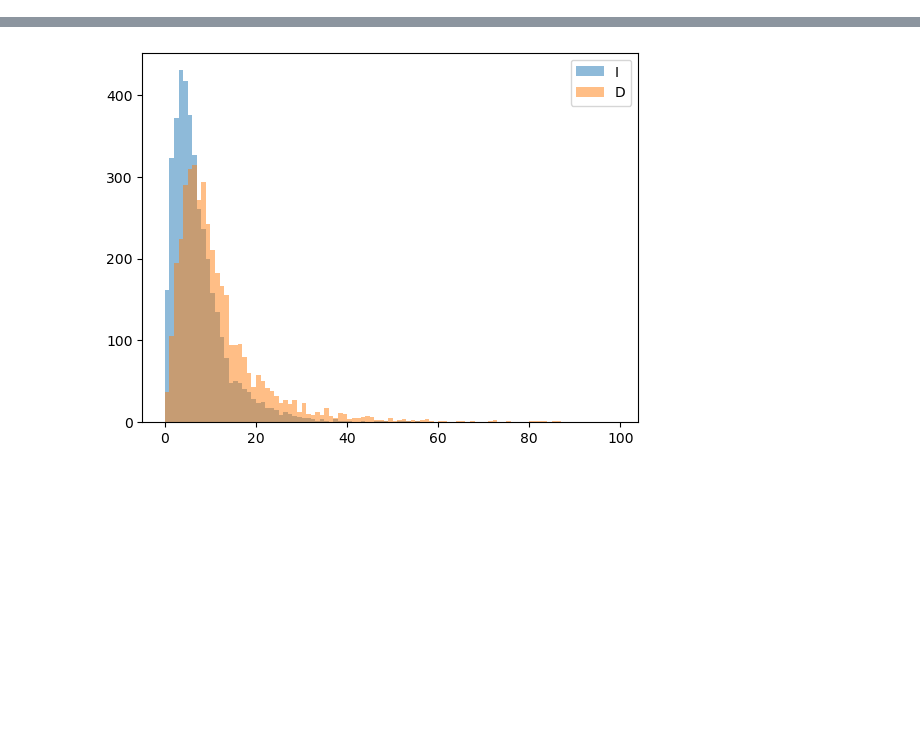
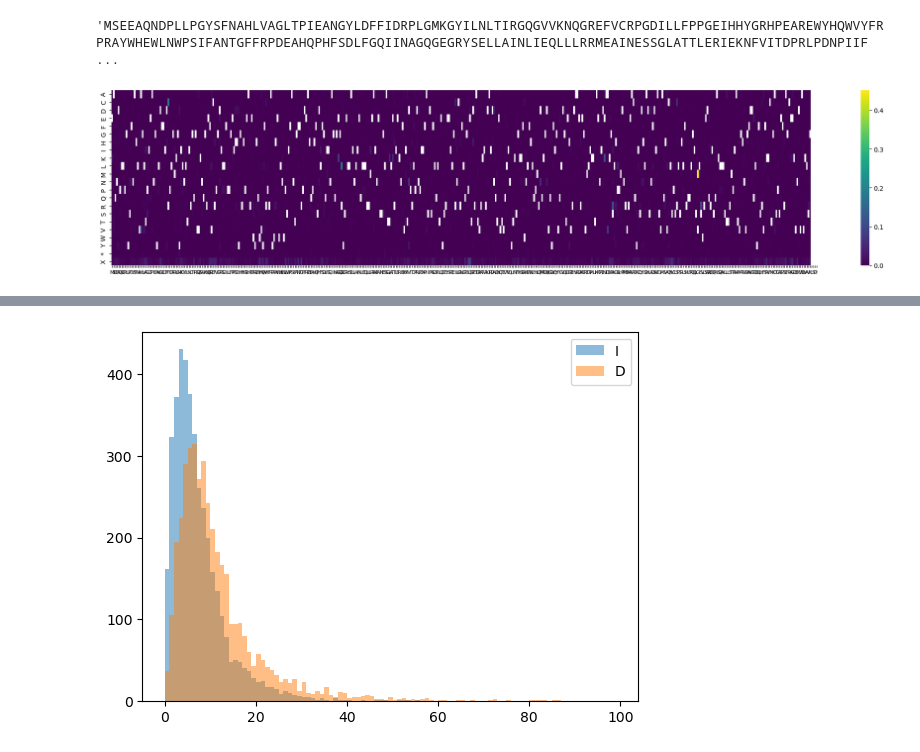
Before and after one commit to AliceHovsepyan/pogo_pance_draft, a Jupyter notebook: Nanopore_analysis.ipynb, the cells around one changed output, grey strips where cells are left out. Drawn from its saved outputs; the diff is of its cells as text; code cells hidden in the pictures; blank space fills up the shorter version.

```diff
--- a/Nanopore_analysis.ipynb
+++ b/Nanopore_analysis.ipynb
@@ -56,0 +111,34 @@ bamfile = pysam.AlignmentFile("/var/lib/minknow/data/basecalling/pass/barcode01/
+# %%
+import pysam
+
+# Open the BAM file
+bamfile = pysam.AlignmentFile("/var/lib/minknow/data/basecalling/pass/alignment/barcode06/fastq_runid_872a0a6a817409ed94e65d3140d9e164320ed2be_0_0.bam", "r")
+
+# Prepare to store mutations by read
+read_mutations = {}
+excluded_reads = 0
+included_reads = 0
+
+
+# get_aligned_pairs(self, matches_only=False, with_seq=False, with_cigar=False)
+# a list of aligned read (query) and reference positions.
+# Each item in the returned list is a tuple consisting of the 0-based offset from the start of the read sequence followed by the 0-based reference position.
+# For inserts, deletions, skipping either query or reference position may be None.
+# For padding in the reference, the reference position will always be None.
+
+# Iterate over reads in the SAM file
+all_references = []
+for read in bamfile.fetch():
+    alignment_start = read.reference_start
+    seq = read.query_sequence
+    refined_seq = ""
+    for cigar_tuple in read.get_aligned_pairs(with_seq=True, with_cigar=True):
+        if cigar_tuple[-1].value == 0: ## MATCH
+            refined_seq += seq[cigar_tuple[0]]
+        elif cigar_tuple[-1].value == 2: ## DELETION
+            refined_seq += "-"
+
+    if alignment_start <10:
+        cut_start = 9-alignment_start
+        refined_seq = refined_seq[cut_start:]
+        all_references.append(refined_seq)
@@ -56,0 +213,3 @@ bamfile = pysam.AlignmentFile("/var/lib/minknow/data/basecalling/pass/barcode01/
+# %%
+data_type = "AA"
+all_variants, enrichment_counts,enrichment_relative, indels_freq = characterize_DMS_blast_alignment(aligned_reads = all_references, ref = ref[9:], data_type = "AA")
@@ -56,0 +240,11 @@ bamfile = pysam.AlignmentFile("/var/lib/minknow/data/basecalling/pass/barcode01/
+# %%
+translate_dna2aa(ref[297:-727])
+# %% [output]
+'MSEEAQNDPLLPGYSFNAHLVAGLTPIEANGYLDFFIDRPLGMKGYILNLTIRGQGVVKNQGREFVCRPGDILLFPPGEIHHYGRHPEAREWYHQWVYFRPRAYWHEWLNWPSIFANTGFFRPDEAHQPHFSDLFGQIINAGQGEGRYSELLAINLIEQLLLRRMEAINESSGLATTLERIEKNFVITDPRLPDNPIIF ...
+# %%
+fig, axes = plt.subplots(figsize = (25,5))
+sns.heatmap(enrichment_relative.iloc[:,297//3:-355//3], xticklabels=translate_dna2aa(ref[297:-355]), ax = axes, cmap = "viridis")
+plt.xticks(rotation=1, fontsize = 8)
+plt.show()
+# %% [output]
+[figure, added]
```
Also changed, not shown: parts of 12 cells of this notebook.
